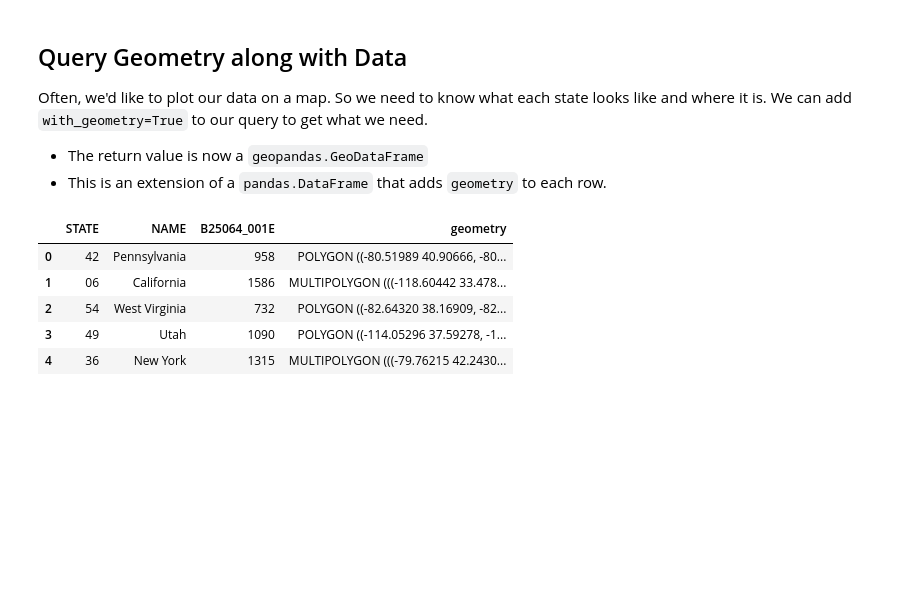
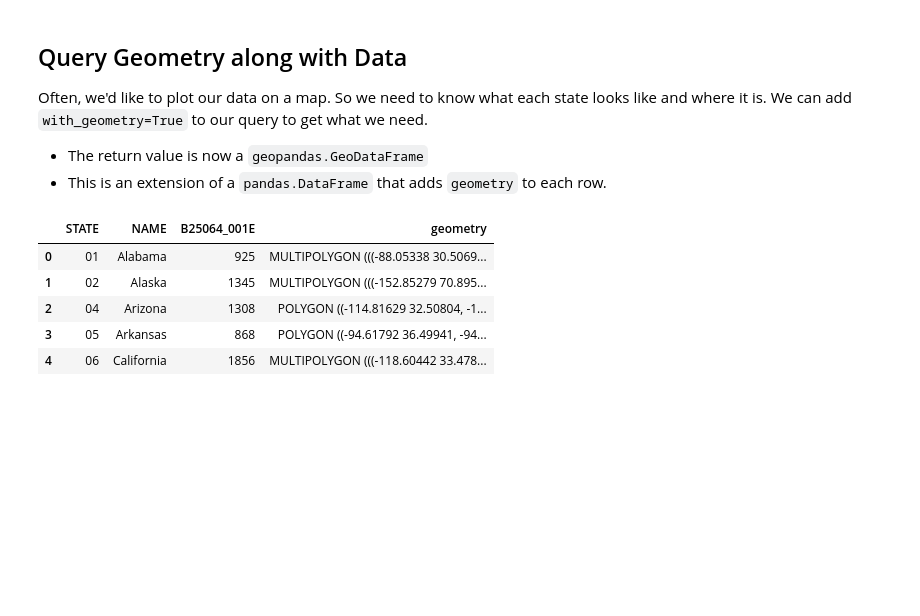
Before and after one commit to censusdis/introduction, a Jupyter notebook: Introduction to censusdis.ipynb, the cells around one changed output. Saved outputs shown, nothing was run; the diff lists cells and outputs as text; code cells hidden in the pictures.

```diff
--- a/Introduction to censusdis.ipynb
+++ b/Introduction to censusdis.ipynb
@@ -314,23 +338,23 @@ We can add `with_geometry=True` to our query to get what we need.
 # %%
 gdf_all_states_median_rent = ced.download(
     dataset=ACS5,
-    vintage=2020,
+    vintage=2022,
     download_variables=['NAME', VARIABLE_MEDIAN_RENT],
 
     state='*',
 
     # We want the geometry of the states too:
     with_geometry=True
 )
 
 gdf_all_states_median_rent.head()
 # %% [output]
 |  | STATE | NAME | B25064_001E | geometry |
-| 0 | 42 | Pennsylvania | 958 | POLYGON ((-80.51989 40.90666, -80... |
-| 1 | 06 | California | 1586 | MULTIPOLYGON (((-118.60442 33.478... |
-| 2 | 54 | West Virginia | 732 | POLYGON ((-82.64320 38.16909, -82... |
-| 3 | 49 | Utah | 1090 | POLYGON ((-114.05296 37.59278, -1... |
-| 4 | 36 | New York | 1315 | MULTIPOLYGON (((-79.76215 42.2430... |
+| 0 | 01 | Alabama | 925 | MULTIPOLYGON (((-88.05338 30.5069... |
+| 1 | 02 | Alaska | 1345 | MULTIPOLYGON (((-152.85279 70.895... |
+| 2 | 04 | Arizona | 1308 | POLYGON ((-114.81629 32.50804, -1... |
+| 3 | 05 | Arkansas | 868 | POLYGON ((-94.61792 36.49941, -94... |
+| 4 | 06 | California | 1856 | MULTIPOLYGON (((-118.60442 33.478... |
 # %% [markdown]
 <br/><br/><br/><br/><br/><br/><br/><br/><br/>
 # %% [markdown]
```
Also changed, not shown: parts of 103 cells of this notebook.
